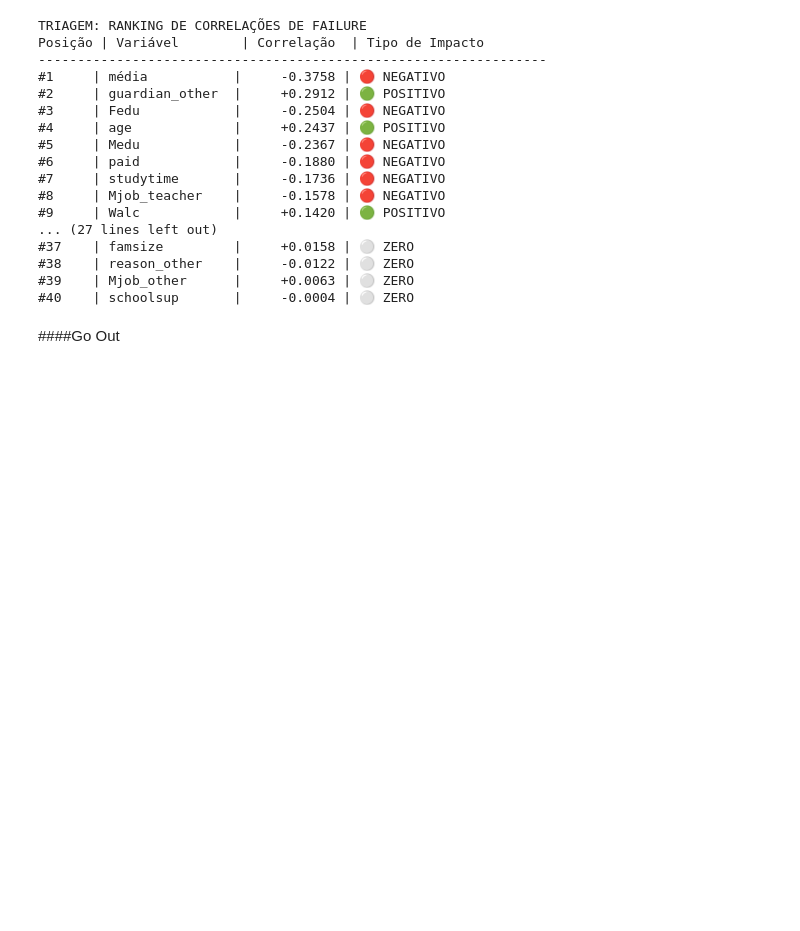
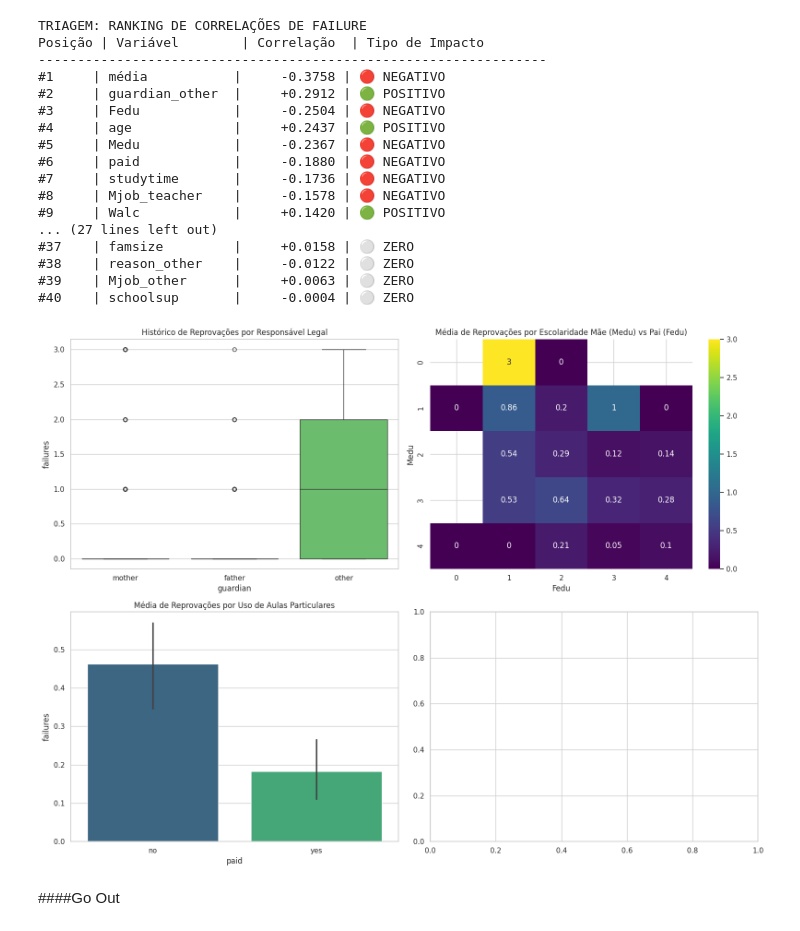
Before and after one commit to felipekenjidev/performance-estudantes, a Jupyter notebook: miniprojetods_performance_estudantes.ipynb, the cells around one changed output. Saved outputs shown, nothing was run; the diff lists cells and outputs as text; code cells hidden in the pictures; blank space fills up the shorter version.

```diff
--- a/miniprojetods_performance_estudantes.ipynb
+++ b/miniprojetods_performance_estudantes.ipynb
@@ -612,6 +611,48 @@ Posição | Variável        | Correlação  | Tipo de Impacto
 #Failure vs. guardian other -> comparar com guardian mother --> (ver de fazer análise com todos os guardians também/ de maneira geral sem encoding)
 #Failure vs. Fedu + Medu
 #Failure vs. paid
+# %%
+import numpy as np
+import pandas as pd
+import matplotlib.pyplot as plt
+import seaborn as sns
+from sklearn.model_selection import train_test_split
+from sklearn.preprocessing import StandardScaler
+from sklearn.ensemble import RandomForestRegressor
+from sklearn.linear_model import LinearRegression
+from sklearn.metrics import mean_squared_error, r2_score
+
+# Configurações visuais dos gráficos
+sns.set_theme(style="whitegrid")
+plt.rcParams['figure.figsize'] = (10, 6)
+
+# Define viridis colors for consistent use
+viridis_colors = [plt.cm.viridis(0.2), plt.cm.viridis(0.4), plt.cm.viridis(0.6), plt.cm.viridis(0.8)]
+
+# Ensure G_Media is in df for plotting purposes
+if 'G_Media' not in df.columns:
+    df['G_Media'] = (df['G1'] + df['G2'] + df['G3']) / 3
+
+fig, axes = plt.subplots(2, 2, figsize=(16, 12))
+
+# 1.1 Failure vs Guardian
+sns.boxplot(data=df, x='guardian', y='failures', ax=axes[0, 0], palette='viridis', hue='guardian', legend=False)
+axes[0, 0].set_title('Histórico de Reprovações por Responsável Legal')
+
+# 1.2 Failure vs Escolaridade dos Pais
+df_fail_edu = df.groupby(['Medu', 'Fedu'])['failures'].mean().reset_index()
+df_fail_pivot = df_fail_edu.pivot(index='Medu', columns='Fedu', values='failures')
+sns.heatmap(df_fail_pivot, annot=True, cmap='viridis', ax=axes[0, 1])
+axes[0, 1].set_title('Média de Reprovações por Escolaridade Mãe (Medu) vs Pai (Fedu)')
+
+# 1.3 Failure vs Paid (Aulas Particulares)
+sns.barplot(data=df, x='paid', y='failures', ax=axes[1, 0], palette='viridis', hue='paid', legend=False)
+axes[1, 0].set_title('Média de Reprovações por Uso de Aulas Particulares')
+
+plt.tight_layout()
+plt.show()
+# %% [output]
+[figure, added]
 # %% [markdown]
 ####Go Out
 # %%
```
Also changed, not shown: parts of 20 cells of this notebook.
